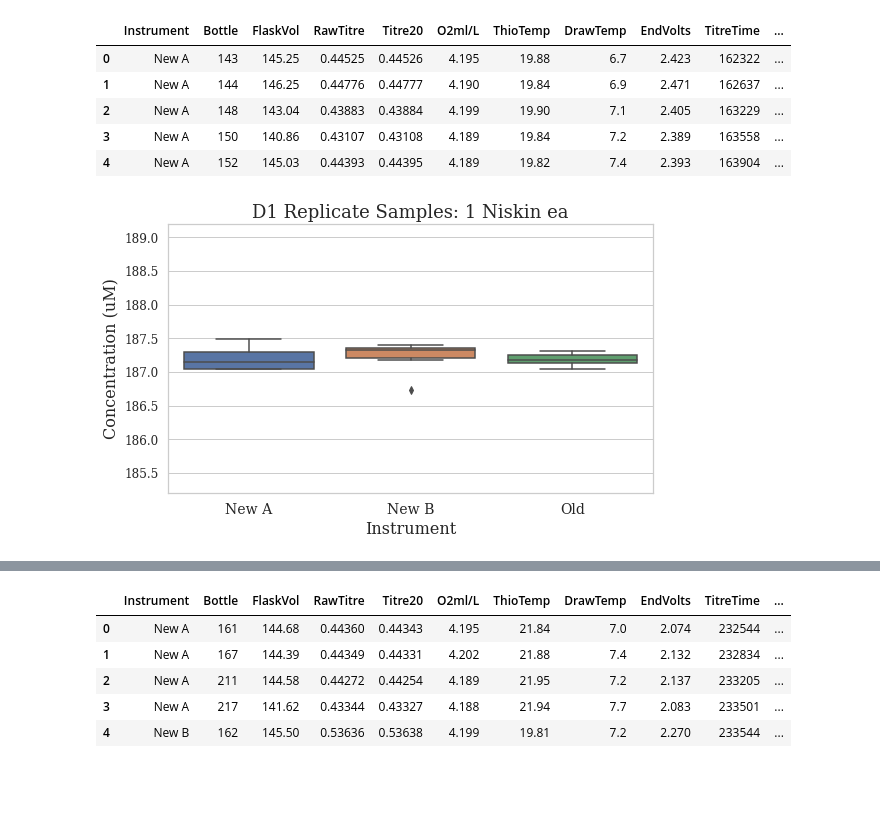
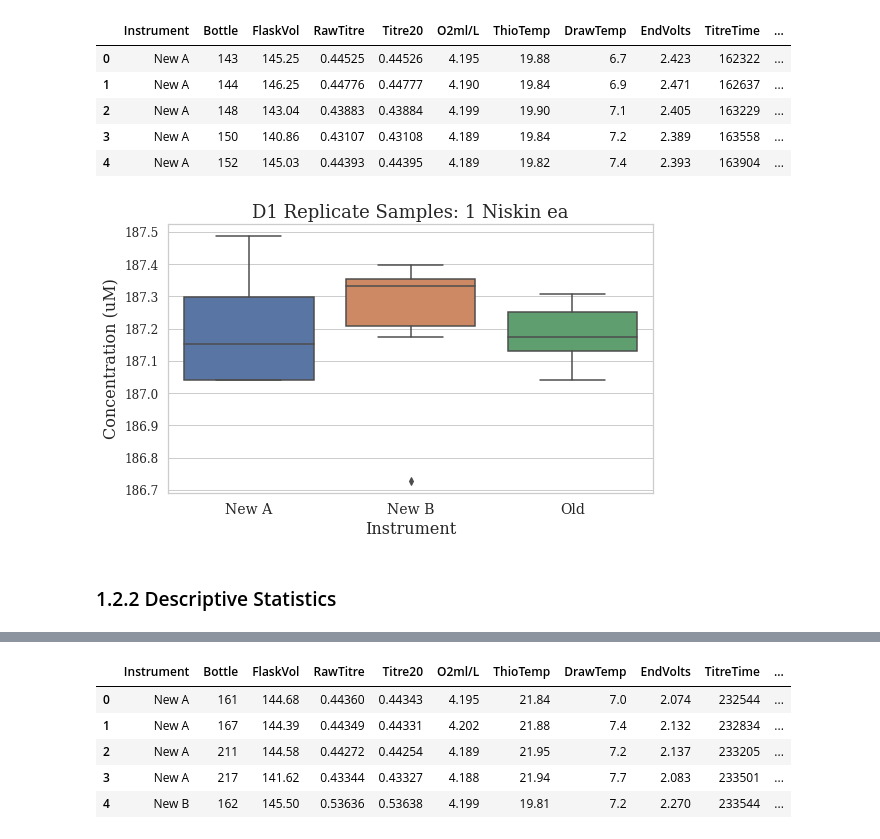
Before and after one commit to kendall-s/do_commissioning, a Jupyter notebook: code/DO_Commissioning.ipynb, the cells around one changed output, grey strips where cells are left out. Cells and saved outputs as stored; diff of their text form; code cells hidden in the pictures; blank space fills up the shorter version.

```diff
--- a/code/DO_Commissioning.ipynb
+++ b/code/DO_Commissioning.ipynb
@@ -67,18 +68,20 @@ deep_reps_single_df.head()
 # %%
 sns.boxplot(deep_reps_single_df['Instrument'], deep_reps_single_df['O2µmol/L'])
 
 plt.xlabel("Instrument", fontsize=16)
 plt.ylabel("Concentration (uM)", fontsize=16)
 plt.xticks(fontsize=14)
 plt.yticks(fontsize=12)
 plt.title('D1 Replicate Samples: 1 Niskin ea', fontsize=18)
 
 plt.tight_layout()
 
 # Comment or include next two lines if wanting to scale chart for all
-data_mean = deep_reps_single_df['O2µmol/L'].mean()
-plt.ylim(data_mean-2, data_mean+2)
+#data_mean = deep_reps_single_df['O2µmol/L'].mean()
+#plt.ylim(data_mean-2, data_mean+2)
 
 plt.savefig('replicate_deep_samples_1_single.svg', format='svg')
 # %% [output]
-[figure, old version]
+[figure, new version]
+# %% [markdown]
+### 1.2.2 Descriptive Statistics
```
Also changed, not shown: parts of 24 cells of this notebook, 8 other files.
